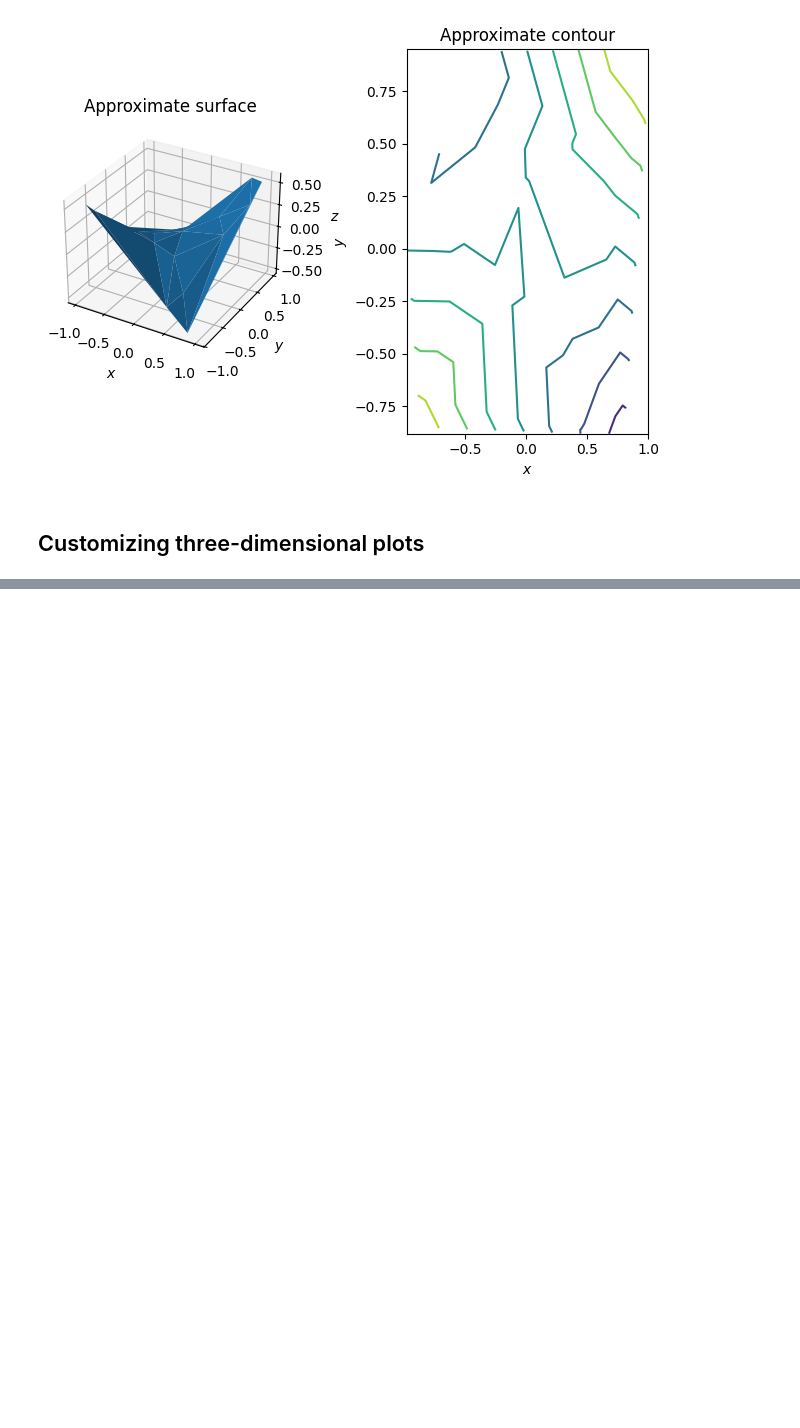
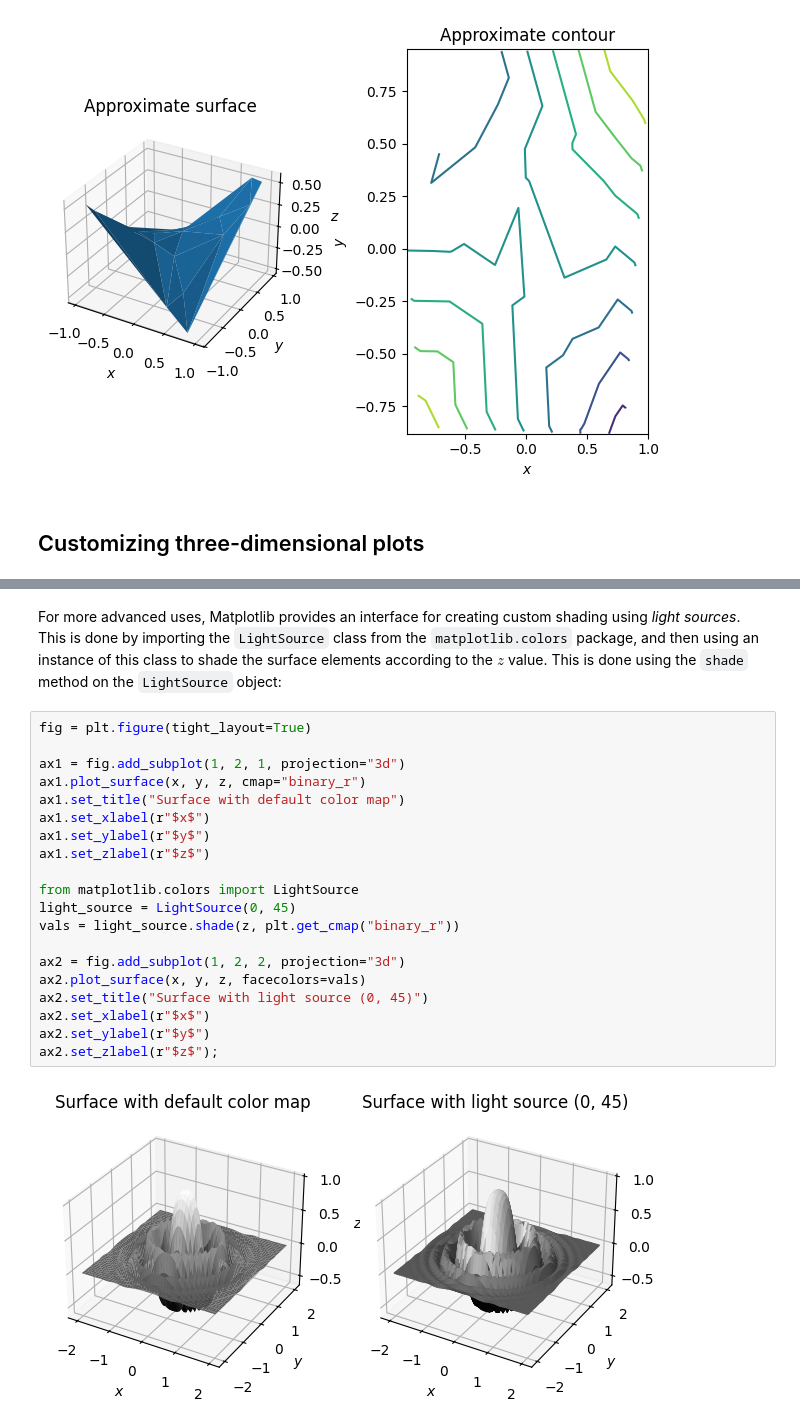
Before and after one commit to toshiro-en-miyamoto/math2, a Jupyter notebook: jupyter/samMorley/ch02_plotting.ipynb, the cells around one changed output, grey strips where cells are left out. Saved outputs shown, nothing was run; the diff lists cells and outputs as text; blank space fills up the shorter version.

Commit message:
jupyter samMorley ch 02 done

```diff
--- a/jupyter/samMorley/ch02_plotting.ipynb
+++ b/jupyter/samMorley/ch02_plotting.ipynb
@@ -419,0 +456,24 @@ ax2.set_ylabel(r"$y$");
+# %% [markdown]
+For more advanced uses, Matplotlib provides an interface for creating custom shading using *light sources*. This is done by importing the `LightSource` class from the `matplotlib.colors` package, and then using an instance of this class to shade the surface elements according to the $z$ value. This is done using the `shade` method on the `LightSource` object:
+# %%
+fig = plt.figure(tight_layout=True)
+
+ax1 = fig.add_subplot(1, 2, 1, projection="3d")
+ax1.plot_surface(x, y, z, cmap="binary_r")
+ax1.set_title("Surface with default color map")
+ax1.set_xlabel(r"$x$")
+ax1.set_ylabel(r"$y$")
+ax1.set_zlabel(r"$z$")
+
+from matplotlib.colors import LightSource
+light_source = LightSource(0, 45)
+vals = light_source.shade(z, plt.get_cmap("binary_r"))
+
+ax2 = fig.add_subplot(1, 2, 2, projection="3d")
+ax2.plot_surface(x, y, z, facecolors=vals)
+ax2.set_title("Surface with light source (0, 45)")
+ax2.set_xlabel(r"$x$")
+ax2.set_ylabel(r"$y$")
+ax2.set_zlabel(r"$z$");
+# %% [output]
+[figure, added]
```
Also changed, not shown: parts of 7 cells of this notebook.
